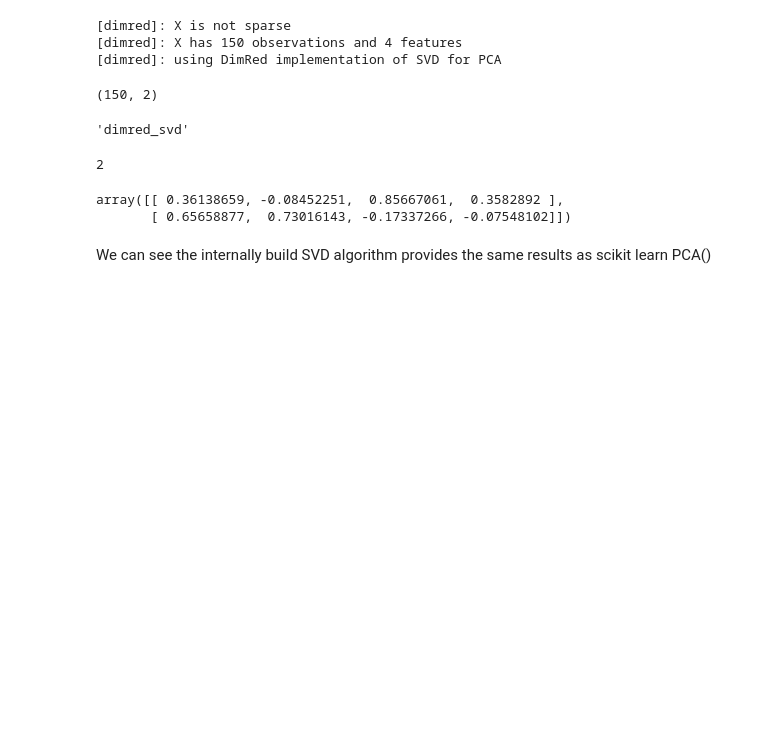
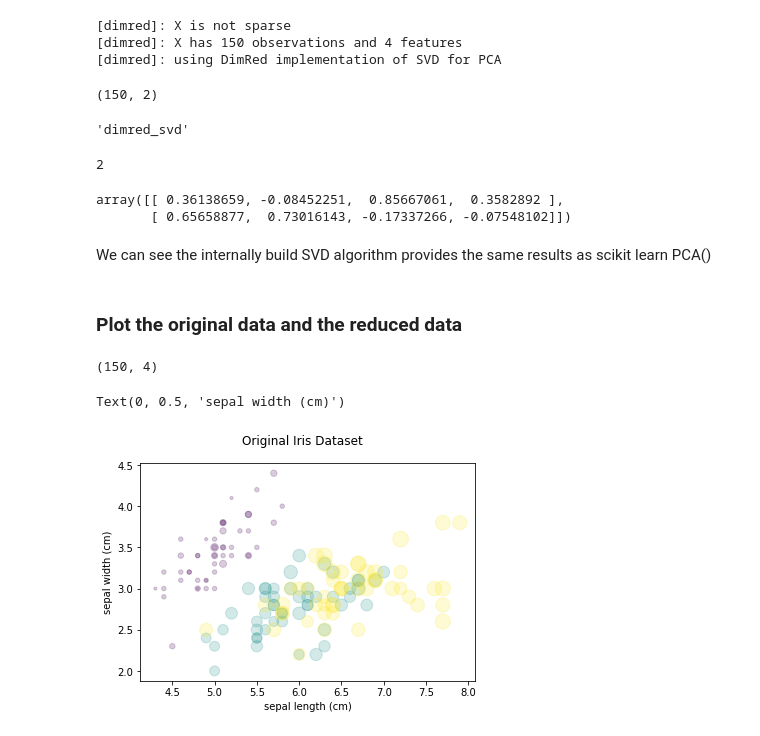
Before and after one commit to FabG/dimred, a Jupyter notebook: dimred/dimred_demo.ipynb, the cells around one changed output. Saved outputs shown, nothing was run; the diff lists cells and outputs as text; code cells hidden in the pictures; blank space fills up the shorter version.

Commit message:
added plot of original and reduced iris dataset

```diff
--- a/dimred/dimred_demo.ipynb
+++ b/dimred/dimred_demo.ipynb
@@ -86,3 +86,27 @@ array([[ 0.36138659, -0.08452251,  0.85667061,  0.3582892 ],
        [ 0.65658877,  0.73016143, -0.17337266, -0.07548102]])
 # %% [markdown]
 We can see the internally build SVD algorithm provides the same results as scikit learn PCA()
+# %% [markdown]
+### Plot the original data and the reduced data
+# %%
+X.shape
+# %% [output]
+(150, 4)
+# %%
+# Load the data
+import matplotlib.pyplot as plt
+iris = datasets.load_iris()
+features = iris.data.T
+target = iris.target
+# %%
+# Plot Original data
+fig, ax = plt.subplots()
+fig.suptitle('Original Iris Dataset')
+ax.scatter(features[0], features[1], alpha=0.2,
+            s=100*features[3], c=target, cmap='viridis')
+
+ax.set_xlabel(iris.feature_names[0])
+ax.set_ylabel(iris.feature_names[1])
+# %% [output]
+Text(0, 0.5, 'sepal width (cm)')
+[figure, added]
```
Also changed, not shown: parts of 2 cells of this notebook, 1 other file.
